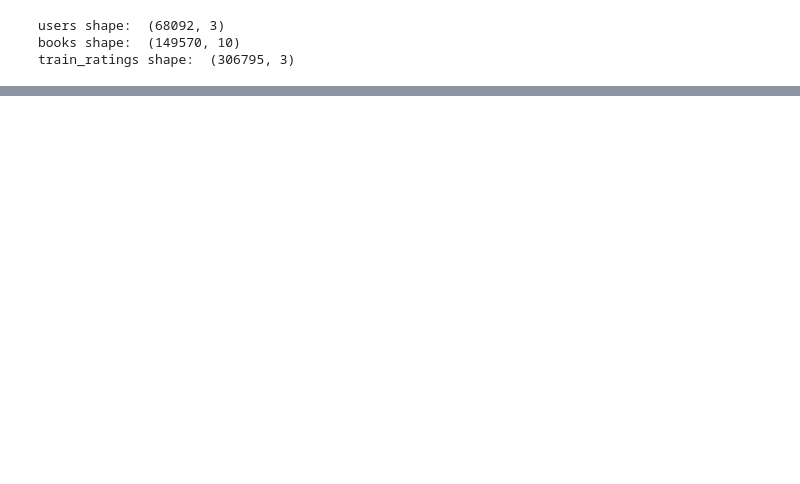
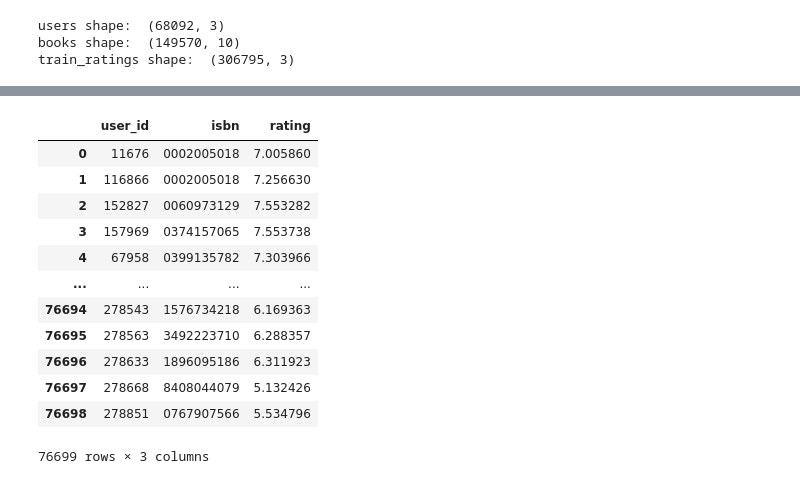
Before and after one commit to boostcampaitech4recsys2/level1_bookratingprediction_recsys-level1-recsys-06, a Jupyter notebook: EDA/LJH-catb-1.ipynb, the cells around one changed output, grey strips where cells are left out. Drawn from its saved outputs; the diff is of its cells as text; code cells hidden in the pictures; blank space fills up the shorter version.

```diff
--- a/EDA/LJH-catb-1.ipynb
+++ b/EDA/LJH-catb-1.ipynb
@@ -232,0 +352,6 @@ NameError: name 'model' is not defined
+# %%
+from sklearn.model_selection import StratifiedKFold
+skf = StratifiedKFold(n_splits=5, shuffle=True, random_state=42)
+folds = []
+for train_idx, valid_idx in skf.split(train_df.drop(['user_id','isbn'], axis = 1), train_df['rating']):
+  folds.append((train_idx,valid_idx))
@@ -232,0 +448,5 @@ NameError: name 'model' is not defined
+# %%
+submit['rating'] = 0
+# %%
+for fold in range(5):
+    submit['rating'] += cat_models[fold] / 5
@@ -232,0 +459,16 @@ NameError: name 'model' is not defined
+# %%
+submit
+# %% [output]
+|  | user_id | isbn | rating |
+| 0 | 11676 | 0002005018 | 7.005860 |
+| 1 | 116866 | 0002005018 | 7.256630 |
+| 2 | 152827 | 0060973129 | 7.553282 |
+| 3 | 157969 | 0374157065 | 7.553738 |
+| 4 | 67958 | 0399135782 | 7.303966 |
+| ... | ... | ... | ... |
+| 76694 | 278543 | 1576734218 | 6.169363 |
+| 76695 | 278563 | 3492223710 | 6.288357 |
+| 76696 | 278633 | 1896095186 | 6.311923 |
+| 76697 | 278668 | 8408044079 | 5.132426 |
+| 76698 | 278851 | 0767907566 | 5.534796 |
+76699 rows × 3 columns
```
Also changed, not shown: parts of 28 cells of this notebook, 1 other file.
